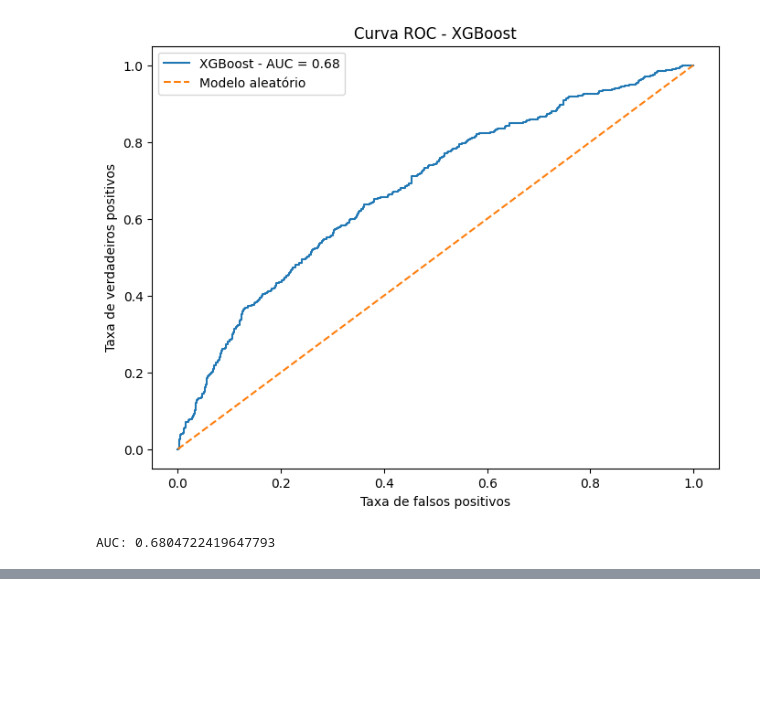
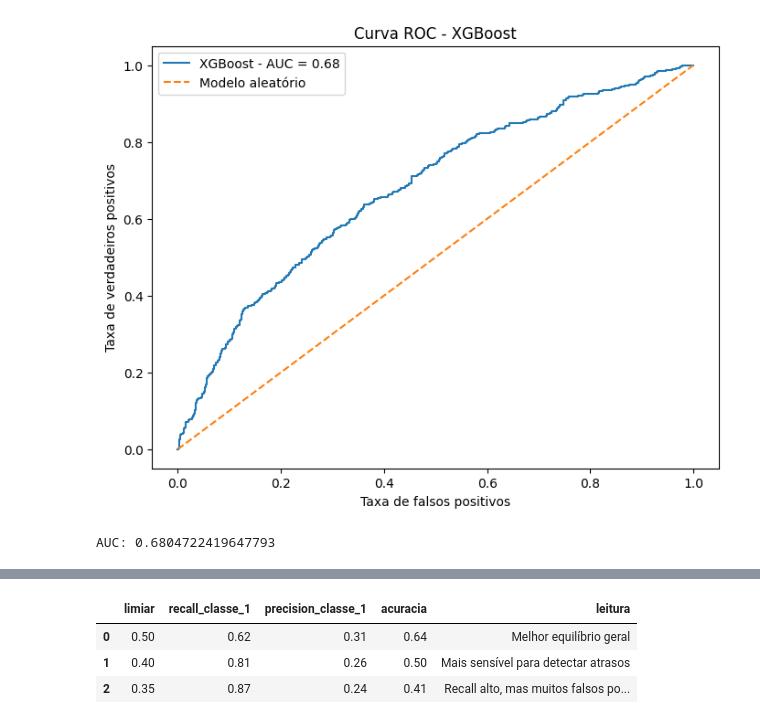
Before and after one commit to pablohrnq/predicao-atraso-voos-machine-learning, a Jupyter notebook: predicao_atraso_voos.ipynb, the cells around one changed output, grey strips where cells are left out. Saved outputs shown, nothing was run; the diff lists cells and outputs as text; code cells hidden in the pictures; blank space fills up the shorter version.

```diff
--- a/predicao_atraso_voos.ipynb
+++ b/predicao_atraso_voos.ipynb
@@ -756,0 +1161,19 @@ os.listdir()
+# %%
+comparacao_limiares = pd.DataFrame({
+    'limiar': [0.50, 0.40, 0.35],
+    'recall_classe_1': [0.62, 0.81, 0.87],
+    'precision_classe_1': [0.31, 0.26, 0.24],
+    'acuracia': [0.64, 0.50, 0.41],
+    'leitura': [
+        'Melhor equilíbrio geral',
+        'Mais sensível para detectar atrasos',
+        'Recall alto, mas muitos falsos positivos'
+    ]
+})
+
+comparacao_limiares
+# %% [output]
+|  | limiar | recall_classe_1 | precision_classe_1 | acuracia | leitura |
+| 0 | 0.50 | 0.62 | 0.31 | 0.64 | Melhor equilíbrio geral |
+| 1 | 0.40 | 0.81 | 0.26 | 0.50 | Mais sensível para detectar atrasos |
+| 2 | 0.35 | 0.87 | 0.24 | 0.41 | Recall alto, mas muitos falsos po... |
```
Also changed, not shown: parts of 40 cells of this notebook.
